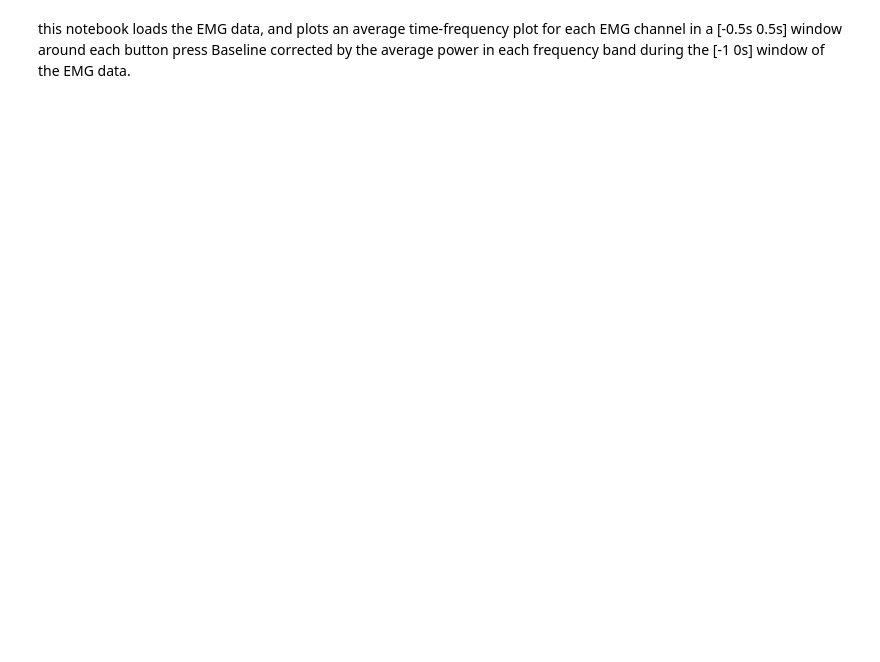
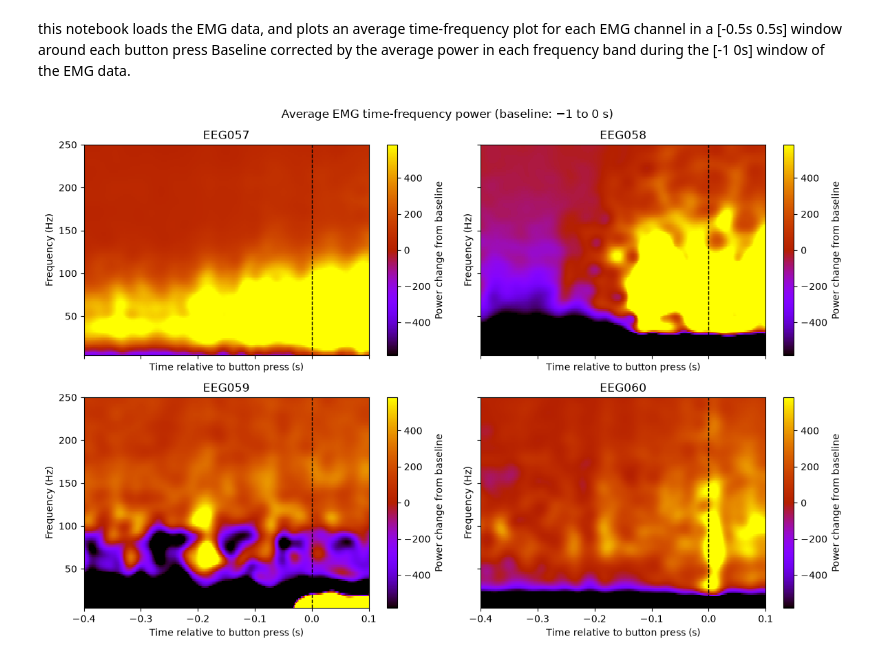
Before and after one commit to NicoloMarcello/ResearchProjectNM2026, a Jupyter notebook: TFA_EMG.ipynb, the cells around one changed output. Drawn from its saved outputs; the diff is of its cells as text; code cells hidden in the pictures; blank space fills up the shorter version.

```diff
--- a/TFA_EMG.ipynb
+++ b/TFA_EMG.ipynb
@@ -225,22 +234,31 @@ power.data -= baseline_mean
 # %%
 # plot time frequency of all channels
 
 fig, axes = plt.subplots(2, 2, figsize=(12, 8), sharex=True, sharey=True)
+time_window = np.array([-0.4,0.1])
+
+visible_times = (power.times >= time_window[0]) & (power.times <= time_window[1])
+vlim = np.nanpercentile(np.abs(power.data[:, :, visible_times]), 80)
 
 for ch_idx, ax in enumerate(axes.flat):
     image = ax.pcolormesh(
         power.times,
         power.freqs,
         power.data[ch_idx],
         shading="auto",
-        cmap="RdBu_r",
+        cmap="gnuplot",
     )
     ax.axvline(0, color="black", linestyle="--", linewidth=1)
     ax.set_title(ch_names[ch_idx])
     ax.set_xlabel("Time relative to button press (s)")
     ax.set_ylabel("Frequency (Hz)")
+    ax.set_xlim(time_window[0],time_window[1])
     fig.colorbar(image, ax=ax, label="Power change from baseline")
+
+    image.set_clim(vmin=-vlim, vmax=vlim)
 
 fig.suptitle("Average EMG time-frequency power (baseline: −1 to 0 s)")
 fig.tight_layout()
 plt.show()
+# %% [output]
+[figure, added]
```
Also changed, not shown: parts of 4 cells of this notebook.
